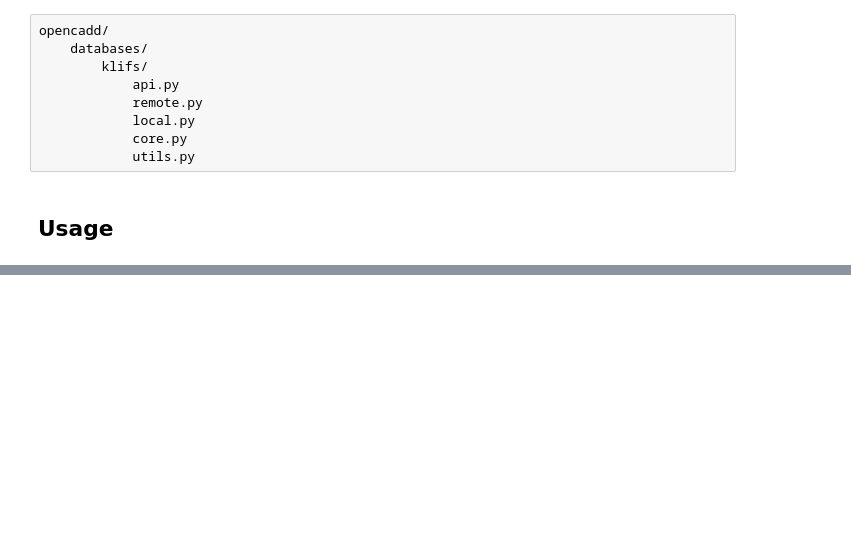
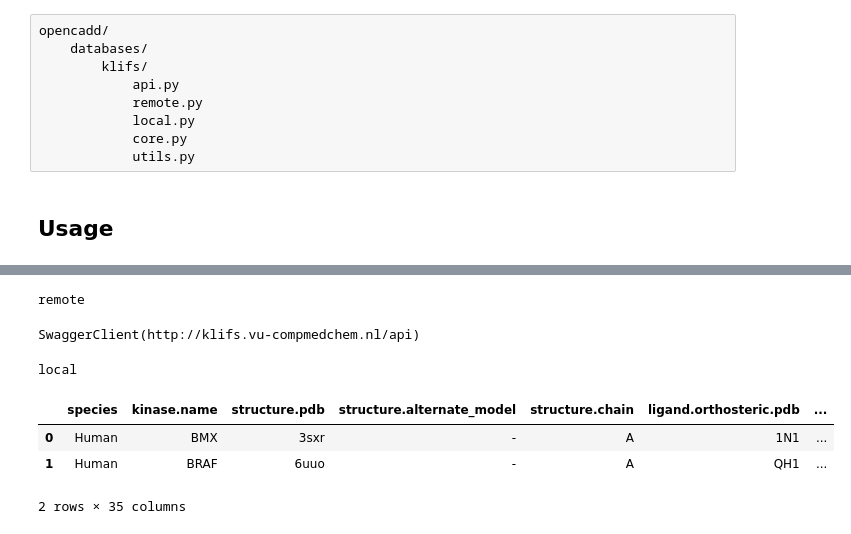
Before and after one commit to volkamerlab/opencadd, a Jupyter notebook: docs/tutorials/databases_klifs_new_api.ipynb, the cells around one changed output, grey strips where cells are left out. Cells and saved outputs as stored; diff of their text form; code cells hidden in the pictures; blank space fills up the shorter version.

```diff
--- a/docs/tutorials/databases_klifs_new_api.ipynb
+++ b/docs/tutorials/databases_klifs_new_api.ipynb
@@ -99,0 +46,15 @@ session.coordinates
+# %%
+print(remote.session_type)
+remote.client
+# %% [output]
+remote
+SwaggerClient(http://klifs.vu-compmedchem.nl/api)
+# %%
+print(local.session_type)
+local.database
+# %% [output]
+local
+|  | species | kinase.name | structure.pdb | structure.alternate_model | structure.chain | ligand.orthosteric.pdb | ... |
+| 0 | Human | BMX | 3sxr | - | A | 1N1 | ... |
+| 1 | Human | BRAF | 6uuo | - | A | QH1 | ... |
+2 rows × 35 columns
```
Also changed, not shown: parts of 52 cells of this notebook.
